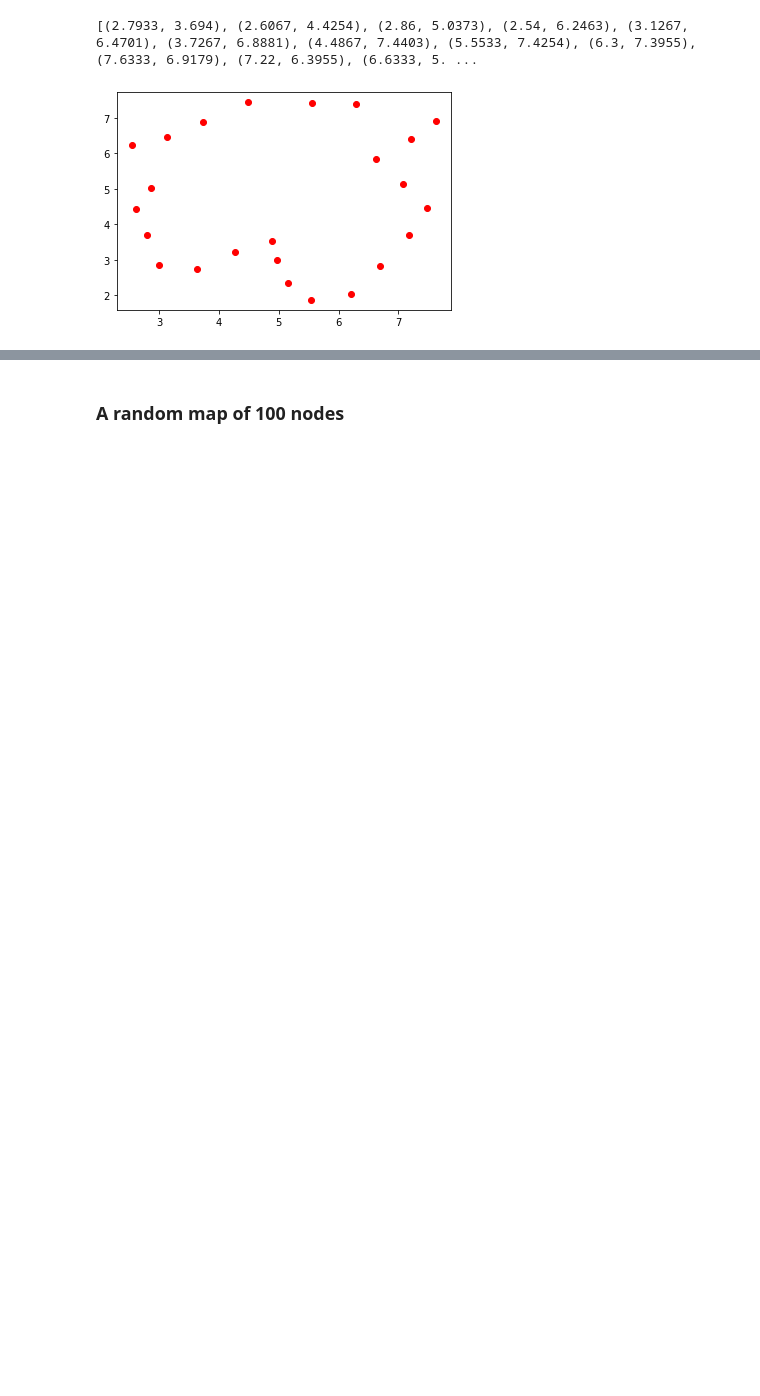
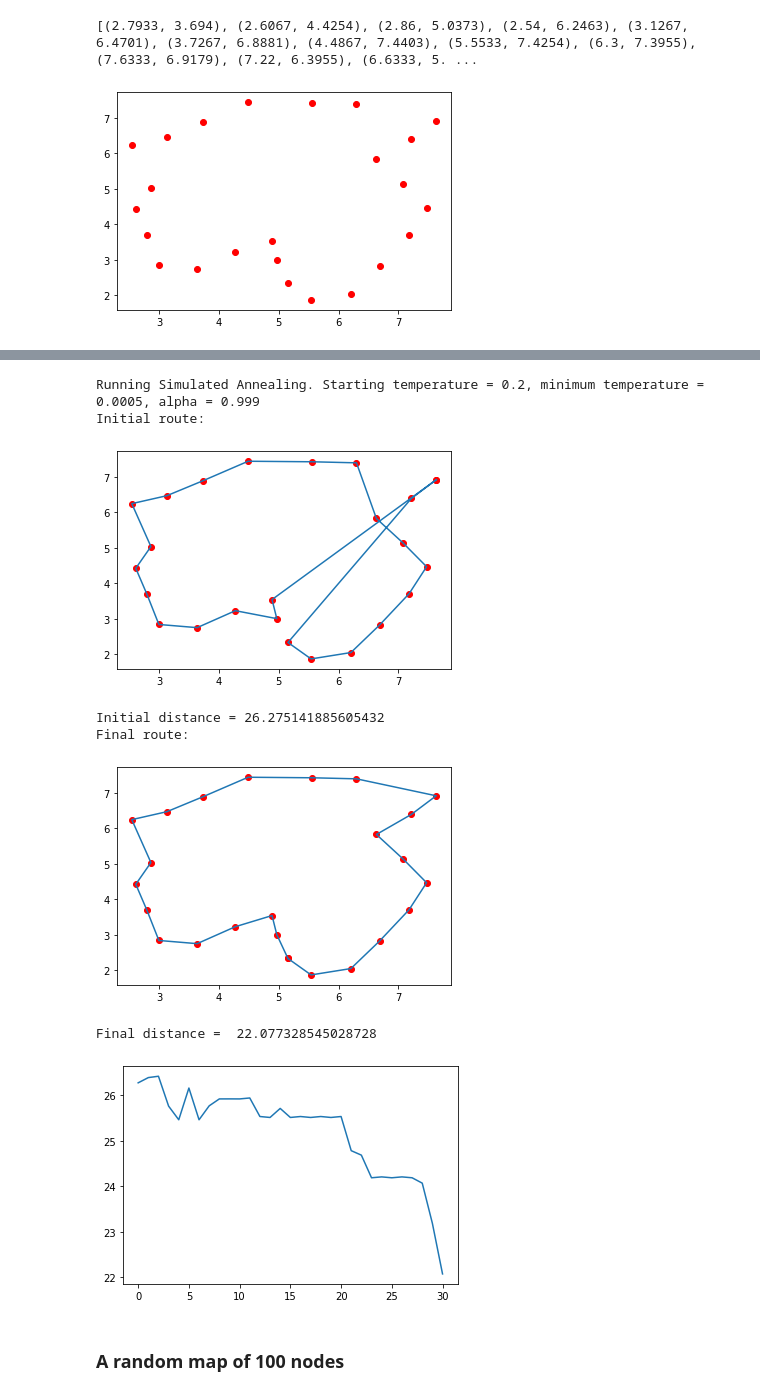
Before and after one commit to alexnikiporenko/travelling_salesman, a Jupyter notebook: Travelling Salesman - Simulated Annealing.ipynb, the cells around one changed output, grey strips where cells are left out. Cells and saved outputs as stored; diff of their text form; code cells hidden in the pictures; blank space fills up the shorter version.

```diff
--- a/Travelling Salesman - Simulated Annealing.ipynb
+++ b/Travelling Salesman - Simulated Annealing.ipynb
@@ -4,11 +95,7 @@
 ### A map of 24 nodes
 # %%
-import math
-import random
-from matplotlib import pyplot as plt
-
 # converting the input matrix into a 2d list
-with open("TSP Matrix2.csv") as input:
+with open("TSP Matrix3.csv") as input:
     cities = [tuple([float(n) for n in line.split(",")]) for line in input.read().splitlines()]
 
 print(cities)
@@ -146,3 +146,14 @@ Final distance =  29.787144023460705
+# %%
+simulated_annealing(cities, initial_greedy, 0.2, 0.0005, 0.999)
+# %% [output]
+Running Simulated Annealing. Starting temperature = 0.2, minimum temperature = 0.0005, alpha = 0.999
+Initial route:
+[figure, added]
+Initial distance = 26.275141885605432
+Final route:
+[figure, added]
+Final distance =  22.077328545028728
+[figure, added]
 # %% [markdown]
 ### A random map of 100 nodes
 # %%
```
Also changed, not shown: parts of 11 cells of this notebook.
